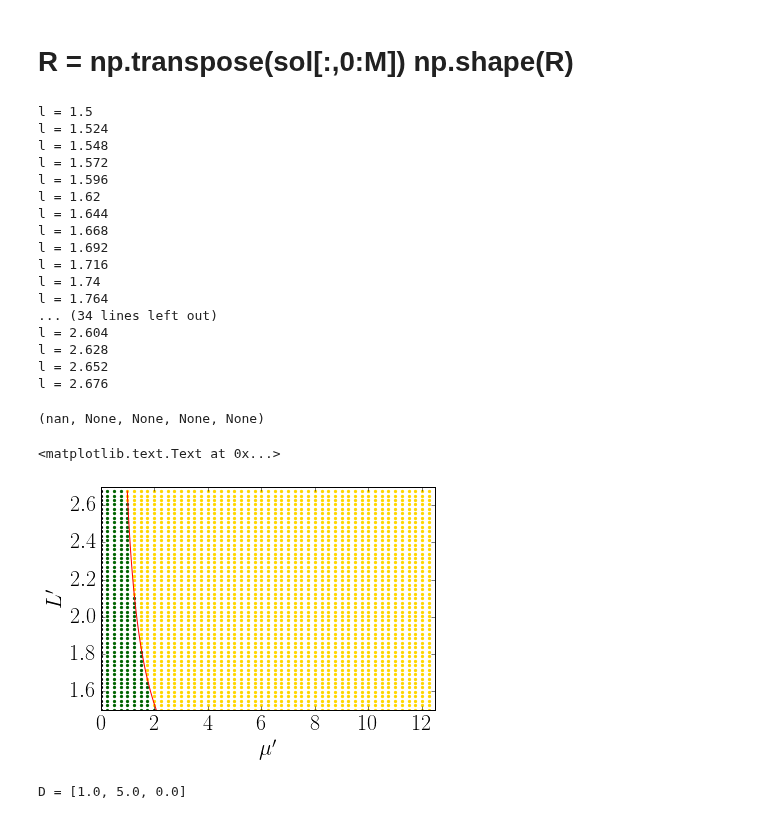
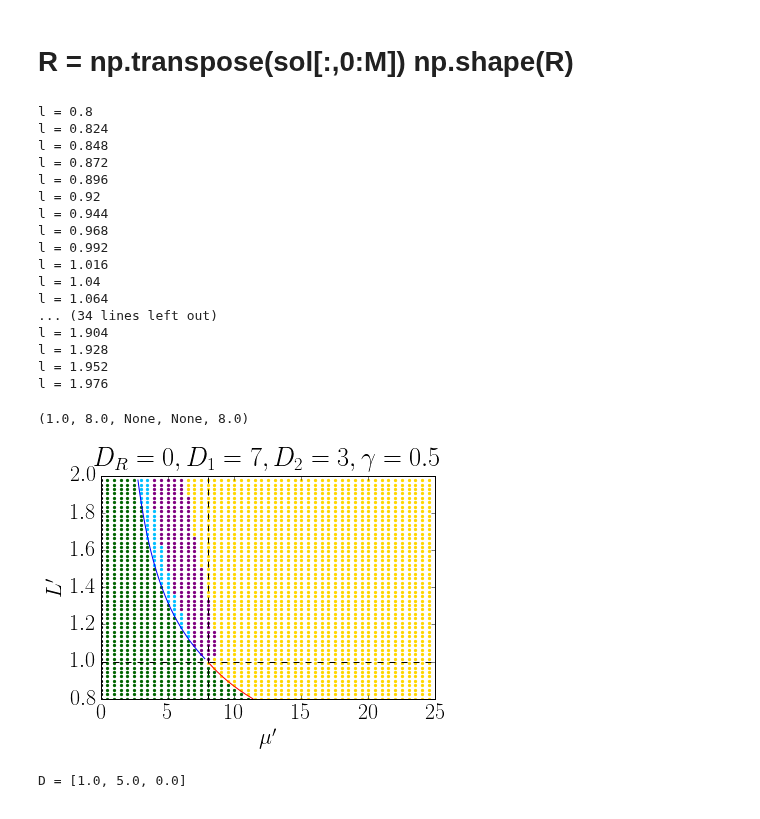
Before and after one commit to reand705/IGP, a Jupyter notebook: Method_Of_LinesIGP.ipynb, the cells around one changed output. Saved outputs shown, nothing was run; the diff lists cells and outputs as text; code cells hidden in the pictures.

```diff
--- a/Method_Of_LinesIGP.ipynb
+++ b/Method_Of_LinesIGP.ipynb
@@ -411,11 +411,11 @@ for d in D:
 #Parte 1) Leia os dados, pegue as populações do Centro do Patch no instante final
 Nl = 50 #Número de pontos de L (0.8 ~ 2 se gamma = 0.5, 1.5 ~ 2.7 se gamma = 1.5)
 Nmu = 50 #Número de pontos de MU (0 ~ 25 se gamma = 0.5, 0 ~ 12.5 se gamma = 1.5)
-L = [1.5 + 0.024*j for j in range(0,Nl)]
-MU = [0.0 + 0.25*i for i in range(0,Nmu)]
+L = [0.8 + 0.024*j for j in range(0,Nl)]
+MU = [0.0 + 0.5*i for i in range(0,Nmu)]
 t = np.linspace(0,Tmax,N)
 m = 1.0
-gamma = 1.5
+gamma = 0.5
 alpha = 1
 beta = 1
 phi = 1.0
@@ -426,7 +426,7 @@ C2final = np.zeros((Nl,Nmu))
 #escolha os Ds
 D1 = 7.0
 D2 = 3.0
-DR = 1.0
+DR = 0.0
 
 for i in range (0,Nl):
     print("l = " + str(L[i]))
@@ -440,29 +440,29 @@ for i in range (0,Nl):
         C1final[i,j] = C1[M/2,-1]
         C2final[i,j] = C2[M/2,-1]
 # %% [output]
-l = 1.5
-l = 1.524
-l = 1.548
-l = 1.572
-l = 1.596
-l = 1.62
-l = 1.644
-l = 1.668
-l = 1.692
-l = 1.716
-l = 1.74
-l = 1.764
+l = 0.8
+l = 0.824
+l = 0.848
+l = 0.872
+l = 0.896
+l = 0.92
+l = 0.944
+l = 0.968
+l = 0.992
+l = 1.016
+l = 1.04
+l = 1.064
 ... (34 lines left out)
-l = 2.604
-l = 2.628
-l = 2.652
-l = 2.676
+l = 1.904
+l = 1.928
+l = 1.952
+l = 1.976
 # %%
 #faz o gráfico L x mu
 #Parte 2) Verifique onde as populações sobrevivem e plote!
 #USAR FILL_BETWEEN DEPOIS?
 epsilon = 10E-8
-L = [1.5 + 0.024*j for j in range(0,Nl)]
+L = [0.8 + 0.024*j for j in range(0,Nl)]
 MU1 = np.zeros(Nl)
 MU2 = np.zeros(Nl)
 MU3 = np.zeros(Nl)
@@ -499,37 +499,38 @@ if gamma < 1 and (D2/m - D1*gamma)*1/(gamma - 1) > 0: #Coexistência se L < Lc
     plt.plot(MU2[len(newL):],L[len(newL):],color = 'magenta')
     plt.plot(MU3[len(newL):],L[len(newL):],color = 'black')
     plt.plot(MU4[0:len(newL)],newL,color = 'red')
 
 elif gamma < 1:
     plt.plot(MU1,L,color = 'blue')
     plt.plot(MU2,L,color = 'magenta')
     plt.plot(MU3,L,color = 'black')
 
 elif gamma > 1 and (D2/m - D1*gamma)*1/(gamma - 1) > 0: #Coexistência se L > Lc
     newL = [L[i] for i in range(0,Nl) if L[i] < Lc()]
     plt.plot(MU1[0:len(newL)],newL,color = 'blue')
     plt.plot(MU2[0:len(newL)],newL,color = 'magenta')
     plt.plot(MU3[0:len(newL)],newL,color = 'black')
     plt.plot(MU4[len(newL):],L[len(newL):],color = 'red')
 
 elif gamma > 1:
     plt.plot(MU4,L,color = 'red')
 
 #Lc
 plt.axhline(y=Lc(), color='black', linestyle='--')
 d_1 = D1/(Lc()**2)
 d_2 = D2/(Lc()**2)
 d_r = DR/(Lc()**2)
 plt.axvline(x=mu_4(), color='black', linestyle='--')
 print (Lc(),mu_1(),mu_2(),mu_3(),mu_4())
 
-plt.axis([0,12.5,1.5,2.7]) #Lembrar: gamma = 0.5 -> L [0.8,2.0] mu [0,25]. gamma = 1.5 -> L [1.5,2.7] mu [0,12.5]
+plt.axis([0,25,0.8,2.0]) #Lembrar: gamma = 0.5 -> L [0.8,2.0] mu [0,25]. gamma = 1.5 -> L [1.5,2.7] mu [0,12.5]
 plt.xlabel(r"$\mu'$")
 plt.ylabel(r"$L'$")
+plt.title(r"$D_R = %.0f,D_1 = %.0f,D_2 = %.0f,\gamma = %.1f$" %(DR, D1, D2, gamma))
+plt.savefig("Plots/g%dD1%dDR%d.png" %(gamma*10,D1,DR))
 # %% [output]
-(nan, None, None, None, None)
+(1.0, 8.0, None, None, 8.0)
-<matplotlib.text.Text at 0x...>
-[figure, old version]
+[figure, new version]
 # %%
 #Oscilações x L
 #Gera os dados para fazer o gráfico L x mu
```
